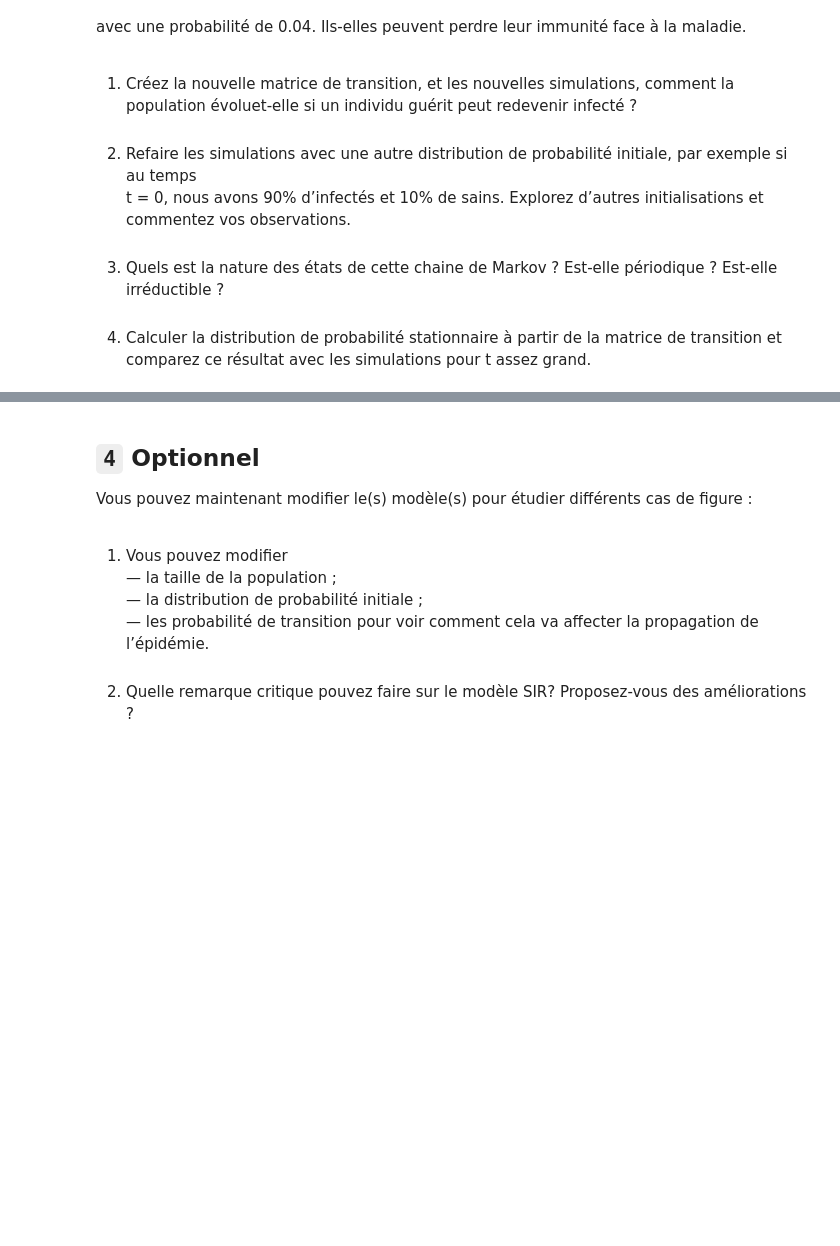
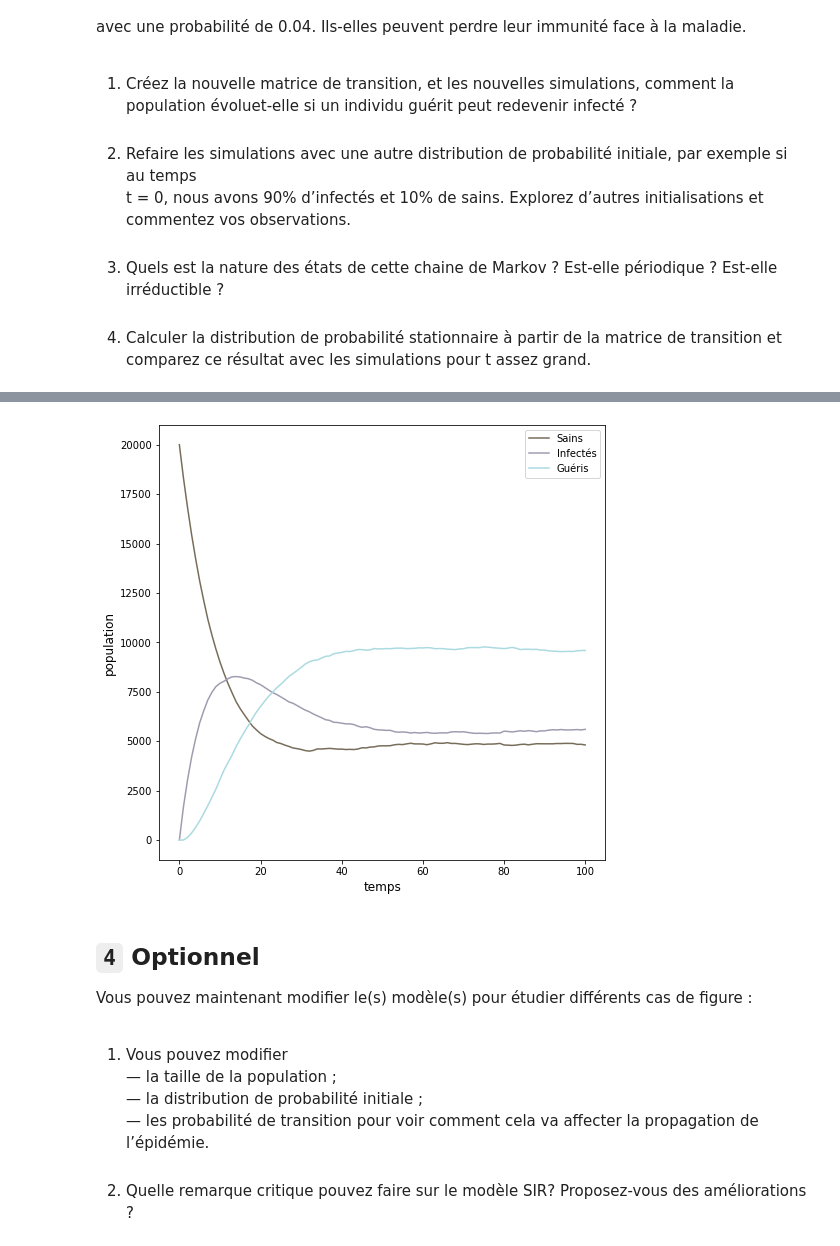
Before and after one commit to petrulii/pandemic-propagation, a Jupyter notebook: projet3_Teo_Ieva.ipynb, the cells around one changed output, grey strips where cells are left out. Cells and saved outputs as stored; diff of their text form; code cells hidden in the pictures; blank space fills up the shorter version.

```diff
--- a/projet3_Teo_Ieva.ipynb
+++ b/projet3_Teo_Ieva.ipynb
@@ -246,3 +215,16 @@ plt.show()
+# %%
+# v0 is a vector which represents the initial probability distribution where all individuals are healthy at t=0
+v0 = np.array([1, 0, 0])
+v0_sum = np.cumsum(v0)
+
+# creates a chain of 100 states for every individual in a population of 20000
+A = A1
+a = np.array([tirage_aleatoire(100) for _ in range(20000)])
+count = np.zeros((3, a.shape[1]))
+
+plot_population(101)
+# %% [output]
+[figure, added]
 # %% [markdown]
 ## `4` Optionnel
 Vous pouvez maintenant modifier le(s) modèle(s) pour étudier différents cas de figure :<br/><br/>
```
Also changed, not shown: parts of 14 cells of this notebook.
